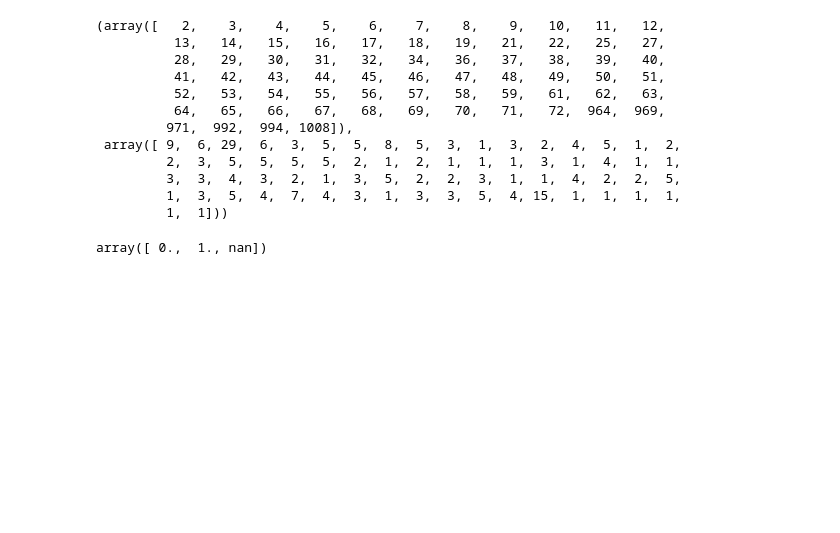
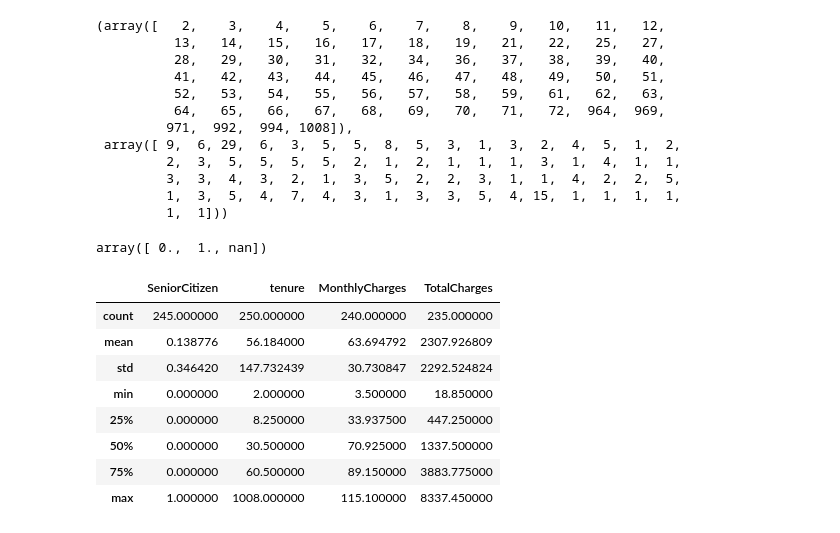
Before and after one commit to nova-sangeeth/pytest-workouts, a Jupyter notebook: GITAA/week_4/data_preparation_1.ipynb, the cells around one changed output. Cells and saved outputs as stored; diff of their text form; code cells hidden in the pictures; blank space fills up the shorter version.

```diff
--- a/GITAA/week_4/data_preparation_1.ipynb
+++ b/GITAA/week_4/data_preparation_1.ipynb
@@ -374,3 +374,16 @@ np.unique(
 # churn1.info()
 # %% [output]
 array([ 0.,  1., nan])
+# %%
+# Summarize the dataframe
+churn1.describe()
+# %% [output]
+|  | SeniorCitizen | tenure | MonthlyCharges | TotalCharges |
+| count | 245.000000 | 250.000000 | 240.000000 | 235.000000 |
+| mean | 0.138776 | 56.184000 | 63.694792 | 2307.926809 |
+| std | 0.346420 | 147.732439 | 30.730847 | 2292.524824 |
+| min | 0.000000 | 2.000000 | 3.500000 | 18.850000 |
+| 25% | 0.000000 | 8.250000 | 33.937500 | 447.250000 |
+| 50% | 0.000000 | 30.500000 | 70.925000 | 1337.500000 |
+| 75% | 0.000000 | 60.500000 | 89.150000 | 3883.775000 |
+| max | 1.000000 | 1008.000000 | 115.100000 | 8337.450000 |
```
